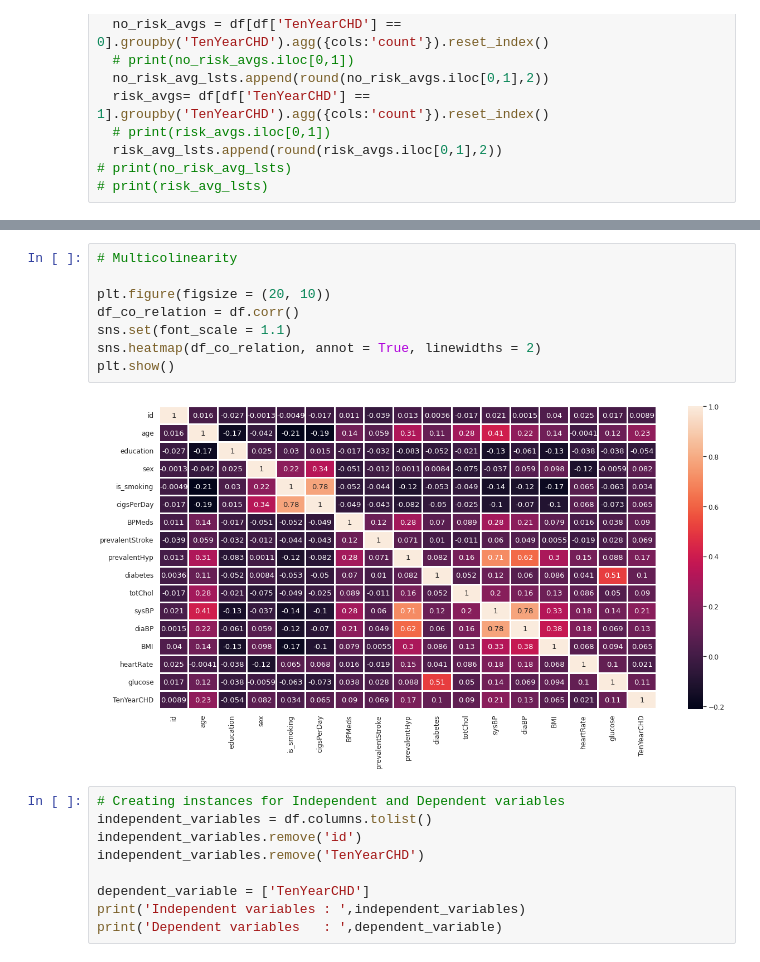
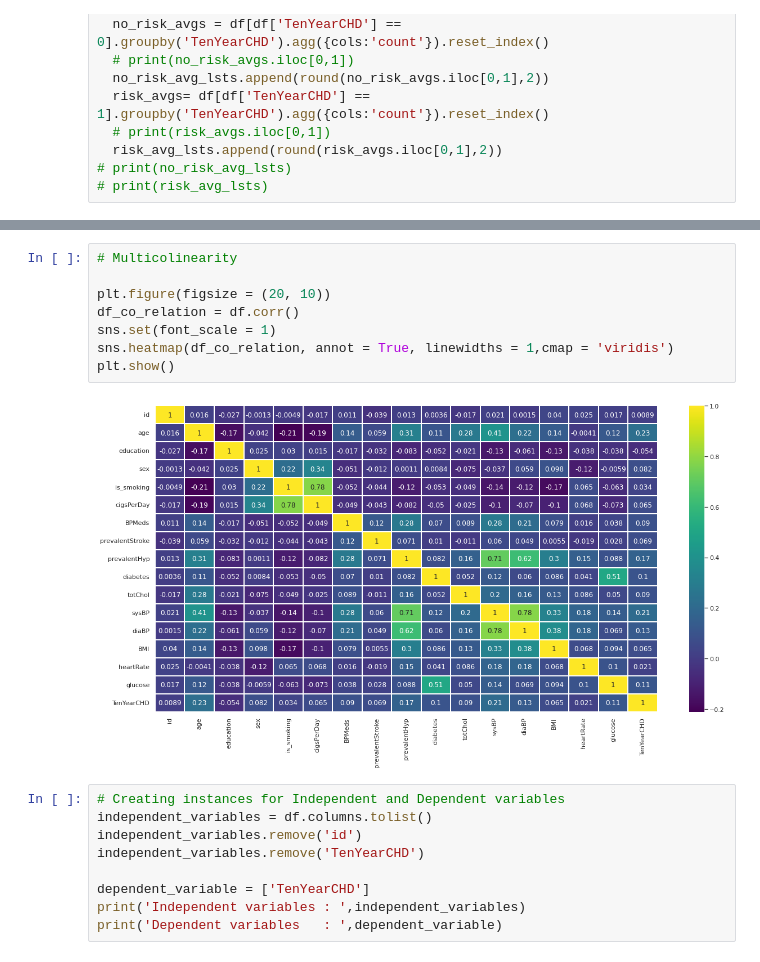
Before and after one commit to SethupathyM/Cardiovascular_Risk_Prediction, a Jupyter notebook: Cardiovascular_Risk_Prediction.ipynb, the cells around one changed output, grey strips where cells are left out. Cells and saved outputs as stored; diff of their text form.

```diff
--- a/Cardiovascular_Risk_Prediction.ipynb
+++ b/Cardiovascular_Risk_Prediction.ipynb
@@ -366,13 +366,13 @@ plt.show()
 # %%
 # Multicolinearity
 
 plt.figure(figsize = (20, 10))
 df_co_relation = df.corr()
-sns.set(font_scale = 1.1)
-sns.heatmap(df_co_relation, annot = True, linewidths = 2)
+sns.set(font_scale = 1)
+sns.heatmap(df_co_relation, annot = True, linewidths = 1,cmap = 'viridis')
 plt.show()
 # %% [output]
-[figure, old version]
+[figure, new version]
 # %%
 # Creating instances for Independent and Dependent variables
 independent_variables = df.columns.tolist()
```
Also changed, not shown: parts of 2 cells of this notebook.
